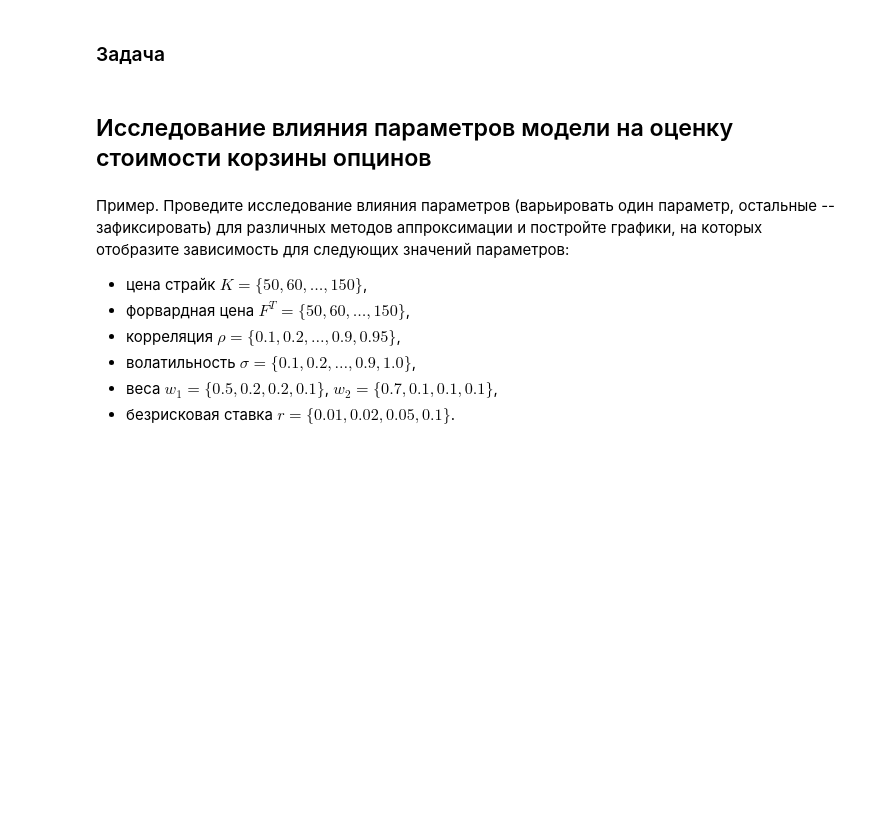
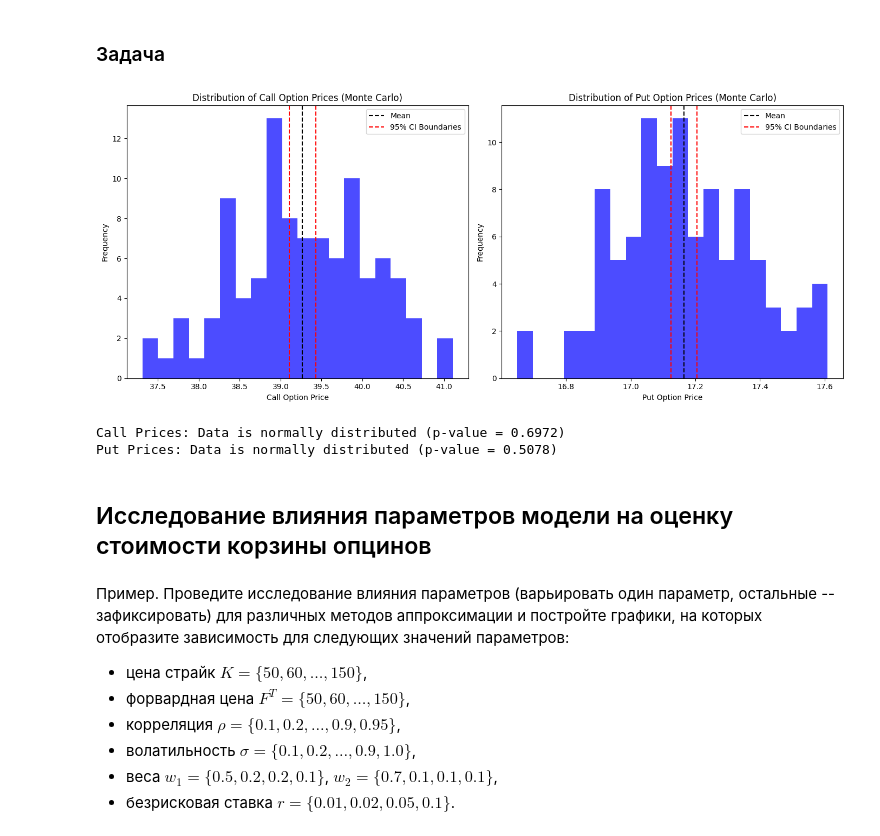
Before and after one commit to MiromanovDaniil/GSFP-labs, a Jupyter notebook: lab_5_GSFP.ipynb, the cells around one changed output. Drawn from its saved outputs; the diff is of its cells as text; code cells hidden in the pictures; blank space fills up the shorter version.

```diff
--- a/lab_5_GSFP.ipynb
+++ b/lab_5_GSFP.ipynb
@@ -413,3 +575,34 @@ mean call basket price = 28.15747350535152, ci: 28.02651207401376 < price < 28.2
+# %%
+# Run Monte Carlo simulations and collect data
+call_prices, put_prices = run_monte_carlo_simulations(F, K, T, r, sigma, rho, w)
+
+# Calculate confidence intervals
+call_mean, call_ci_low, call_ci_high = calculate_ci(call_prices)
+put_mean, put_ci_low, put_ci_high = calculate_ci(put_prices)
+
+# Plot histograms for call and put options
+plt.figure(figsize=(14, 6))
+
+# Call option histogram
+plt.subplot(1, 2, 1)
+plot_histogram(call_prices, call_mean, call_ci_low, call_ci_high,
+               "Distribution of Call Option Prices (Monte Carlo)", "Call Option Price", "Frequency")
+
+# Put option histogram
+plt.subplot(1, 2, 2)
+plot_histogram(put_prices, put_mean, put_ci_low, put_ci_high,
+               "Distribution of Put Option Prices (Monte Carlo)", "Put Option Price", "Frequency")
+
+plt.tight_layout()
+plt.show()
+
+# Test normality of distributions
+test_normality(call_prices, option_type="Call Prices")
+test_normality(put_prices, option_type="Put Prices")
+# %% [output]
+[figure, added]
+Call Prices: Data is normally distributed (p-value = 0.6972)
+Put Prices: Data is normally distributed (p-value = 0.5078)
 # %% [markdown]
 ## Исследование влияния параметров модели на оценку стоимости корзины опцинов
 # %% [markdown]
```
Also changed, not shown: parts of 22 cells of this notebook, 3 other files.
